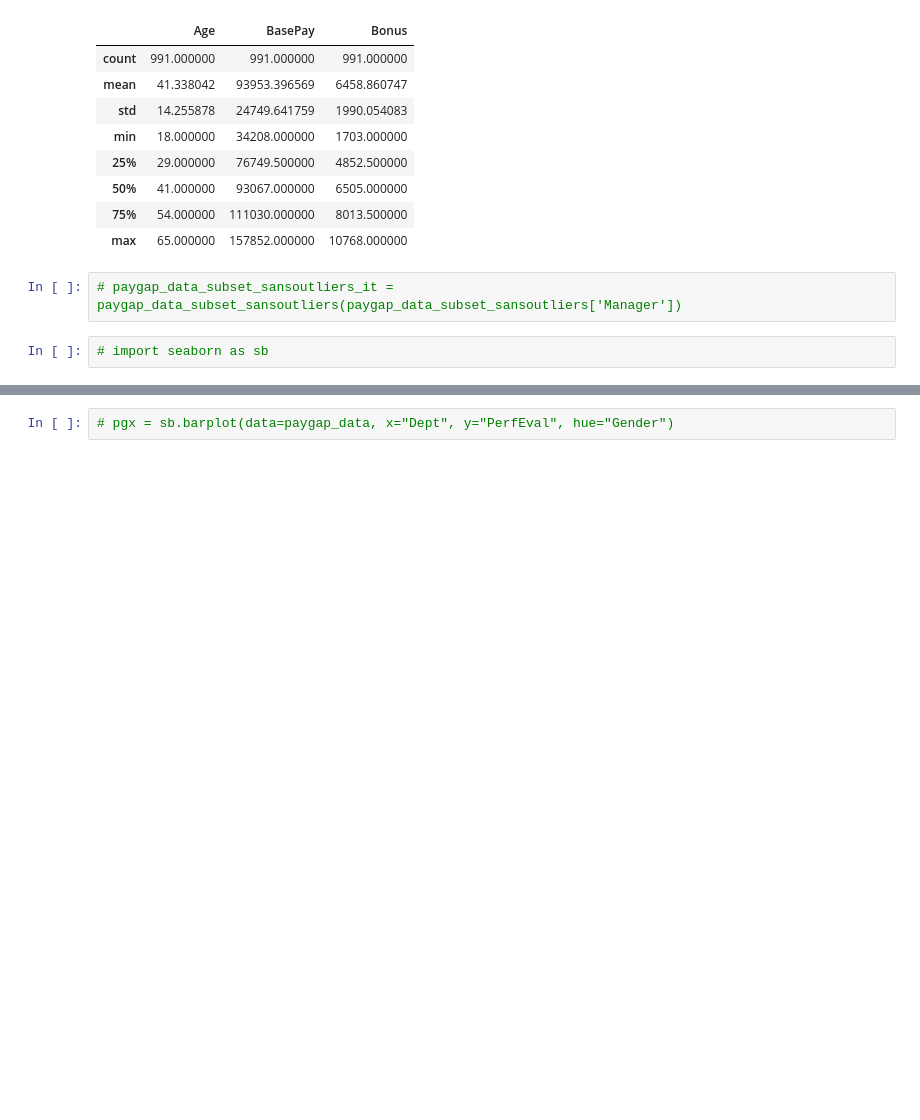
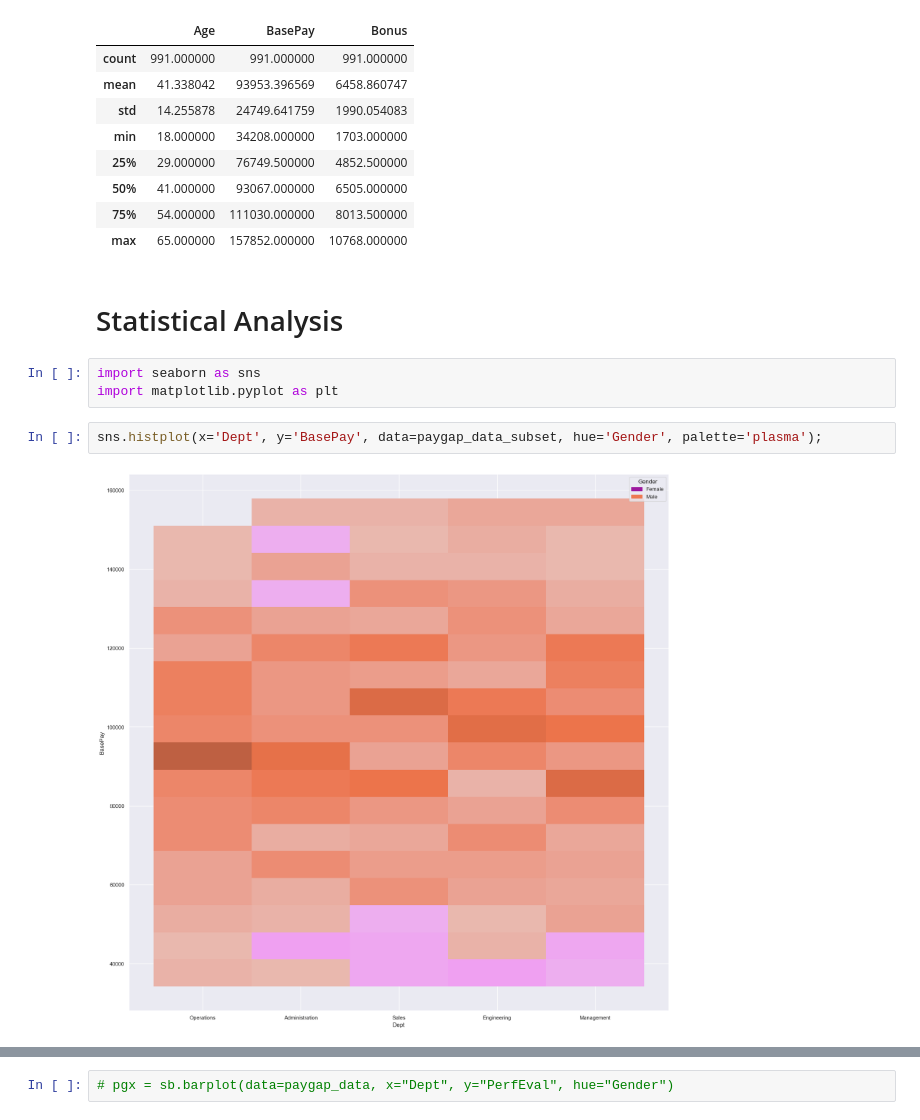
Before and after one commit to kimbaqueen/pt4-data-capstone, a Jupyter notebook: gender_pay_gap_ex.ipynb, the cells around one changed output, grey strips where cells are left out. Drawn from its saved outputs; the diff is of its cells as text; blank space fills up the shorter version.

Commit message:
added statistical analysis visualization

```diff
--- a/gender_pay_gap_ex.ipynb
+++ b/gender_pay_gap_ex.ipynb
@@ -346,7 +346,12 @@ paygap_data_subset.describe()
 | 50% | 41.000000 | 93067.000000 | 6505.000000 |
 | 75% | 54.000000 | 111030.000000 | 8013.500000 |
 | max | 65.000000 | 157852.000000 | 10768.000000 |
-# %%
-# paygap_data_subset_sansoutliers_it = paygap_data_subset_sansoutliers(paygap_data_subset_sansoutliers['Manager'])
+# %% [markdown]
+# Statistical Analysis
 # %%
-# import seaborn as sb
+import seaborn as sns
+import matplotlib.pyplot as plt
+# %%
+sns.histplot(x='Dept', y='BasePay', data=paygap_data_subset, hue='Gender', palette='plasma');
+# %% [output]
+[figure, added]
```
Also changed, not shown: parts of 13 cells of this notebook, 5 other files.
